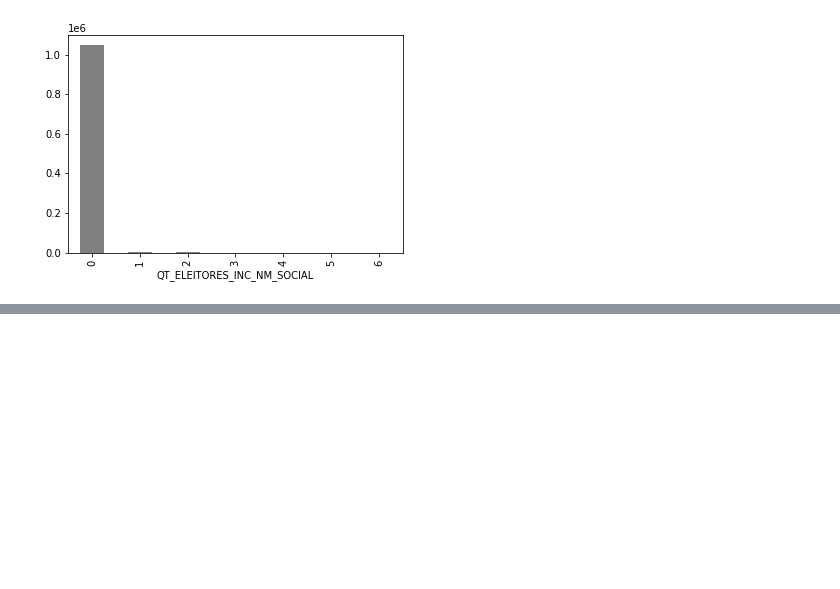
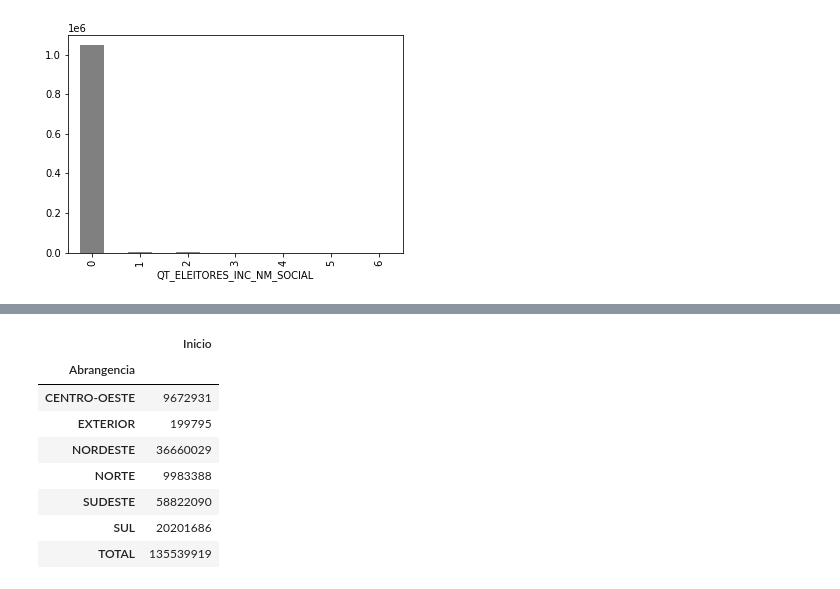
Before and after one commit to JonyHM/raspagem_dados_6_bd, a Jupyter notebook: ex1.ipynb, the cells around one changed output, grey strips where cells are left out. Saved outputs shown, nothing was run; the diff lists cells and outputs as text; code cells hidden in the pictures; blank space fills up the shorter version.

```diff
--- a/ex1.ipynb
+++ b/ex1.ipynb
@@ -157,0 +222,12 @@ nm_social.plot.bar(color = 'gray')
+# %%
+evolucao
+# %% [output]
+|  | Inicio |
+| Abrangencia |  |
+| CENTRO-OESTE | 9672931 |
+| EXTERIOR | 199795 |
+| NORDESTE | 36660029 |
+| NORTE | 9983388 |
+| SUDESTE | 58822090 |
+| SUL | 20201686 |
+| TOTAL | 135539919 |
```
Also changed, not shown: parts of 13 cells of this notebook, 2 other files.
